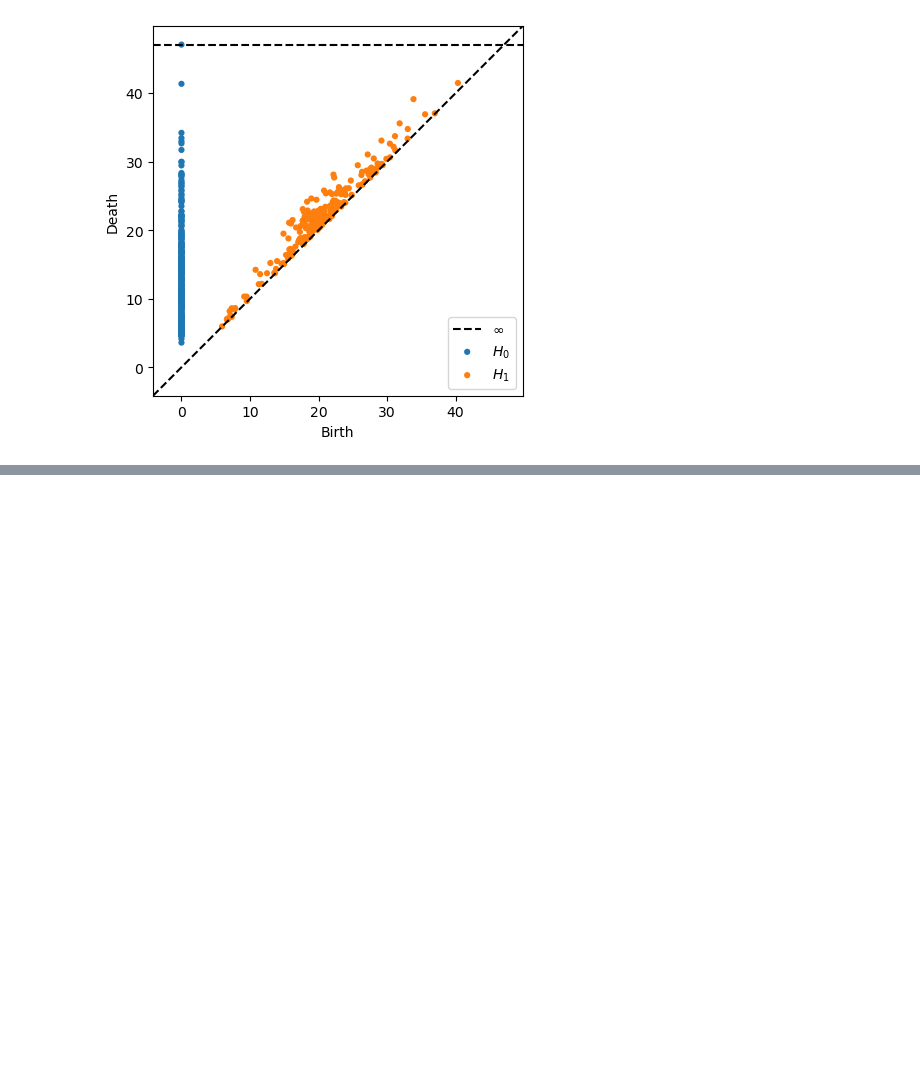
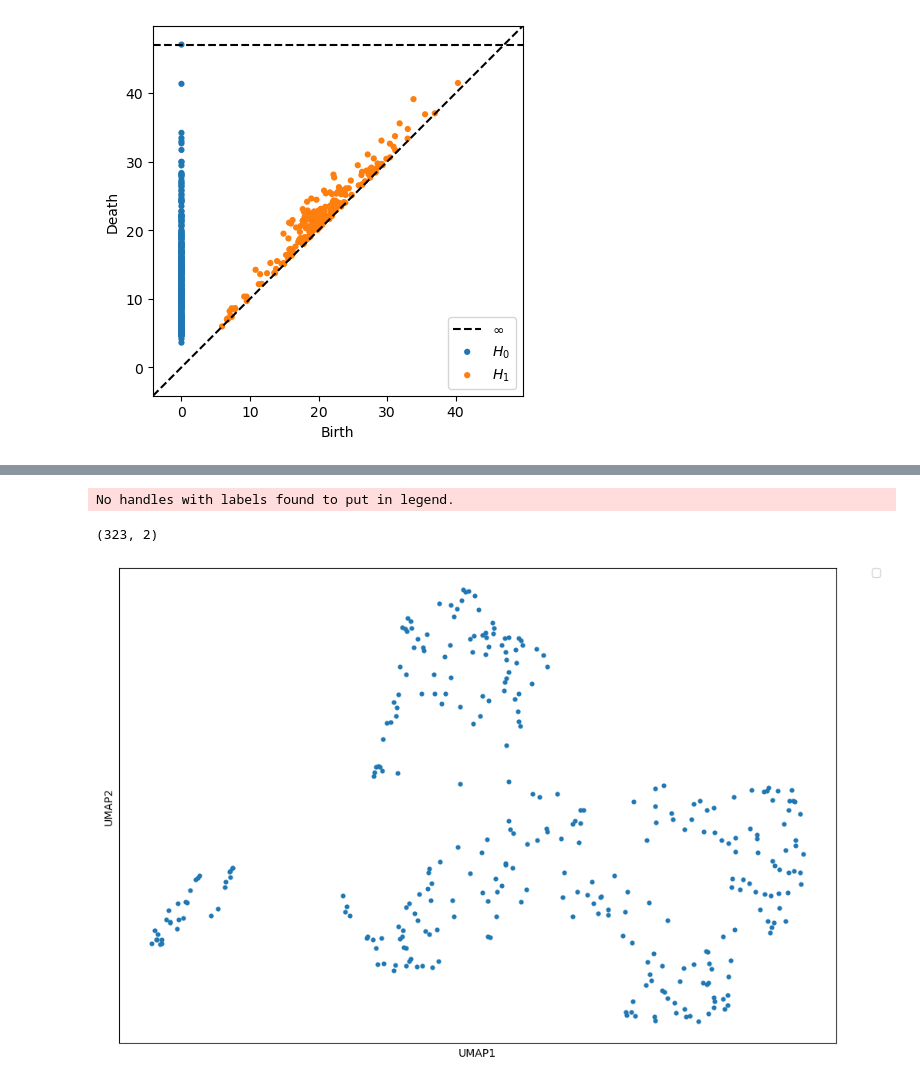
Before and after one commit to Orecchia-Research-Group/manifold_learning, a Jupyter notebook: neuro_circ.ipynb, the cells around one changed output, grey strips where cells are left out. Saved outputs shown, nothing was run; the diff lists cells and outputs as text; code cells hidden in the pictures; blank space fills up the shorter version.

```diff
--- a/neuro_circ.ipynb
+++ b/neuro_circ.ipynb
@@ -400,0 +417,21 @@ plot_diagrams(dgms, show=True)
+# %%
+ls = ["rora","drd1a","prokr2","arntl","egr2","rasd1","per2","rasa1","cry1","gabra1","csnk1e","gsk3b","adcyap1r1","egr1"]
+pd_data = df_2[ls]
+# %%
+reducer = umap.UMAP()
+UMAP = reducer.fit_transform(pd_data.values)
+print(UMAP.shape)
+
+plt.figure(figsize=(12, 8))
+frame1 = sns.scatterplot(UMAP[:,0], UMAP[:,1], s=20,  linewidth = 0)
+#plt.xlim(-30000,25000)
+frame1.axes.get_xaxis().set_ticks([])
+frame1.axes.get_yaxis().set_ticks([])
+plt.ylabel('UMAP2')
+plt.xlabel('UMAP1')
+plt.legend(bbox_to_anchor=(1.05, 1), loc=2, borderaxespad=0.)
+plt.show()
+# %% [output]
+No handles with labels found to put in legend.
+(323, 2)
+[figure, added]
```
Also changed, not shown: parts of 3 cells of this notebook.
